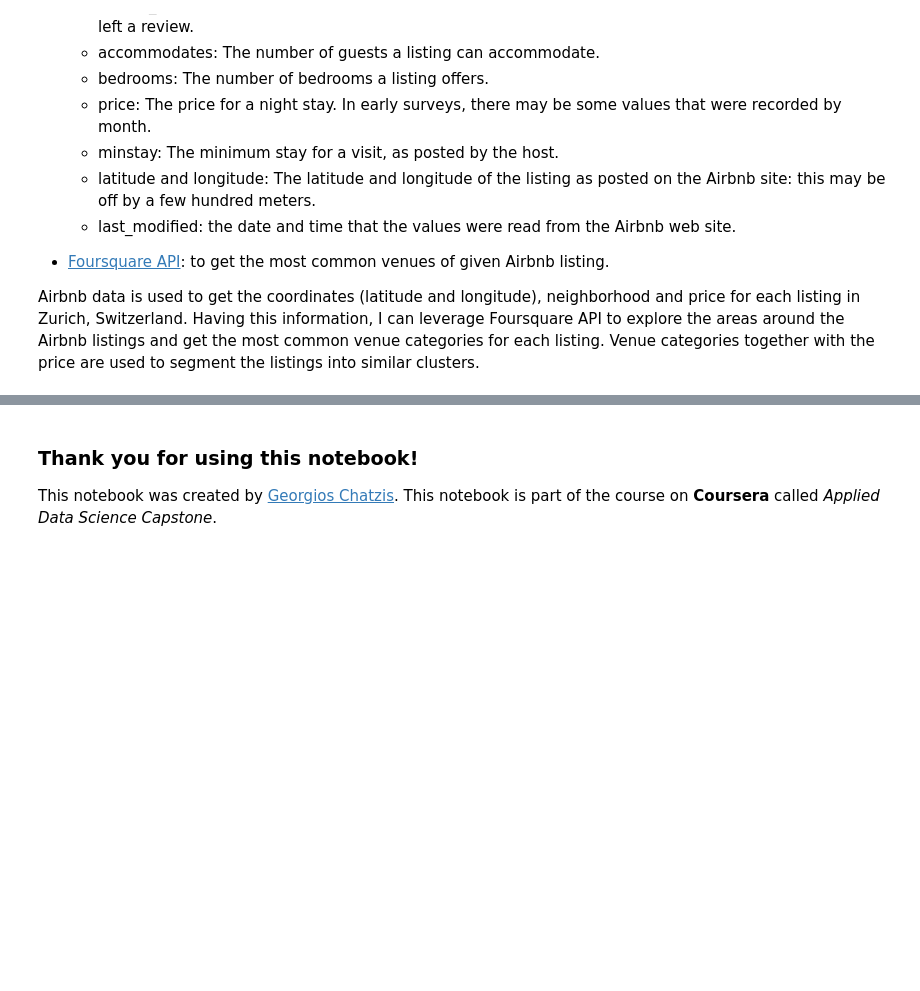
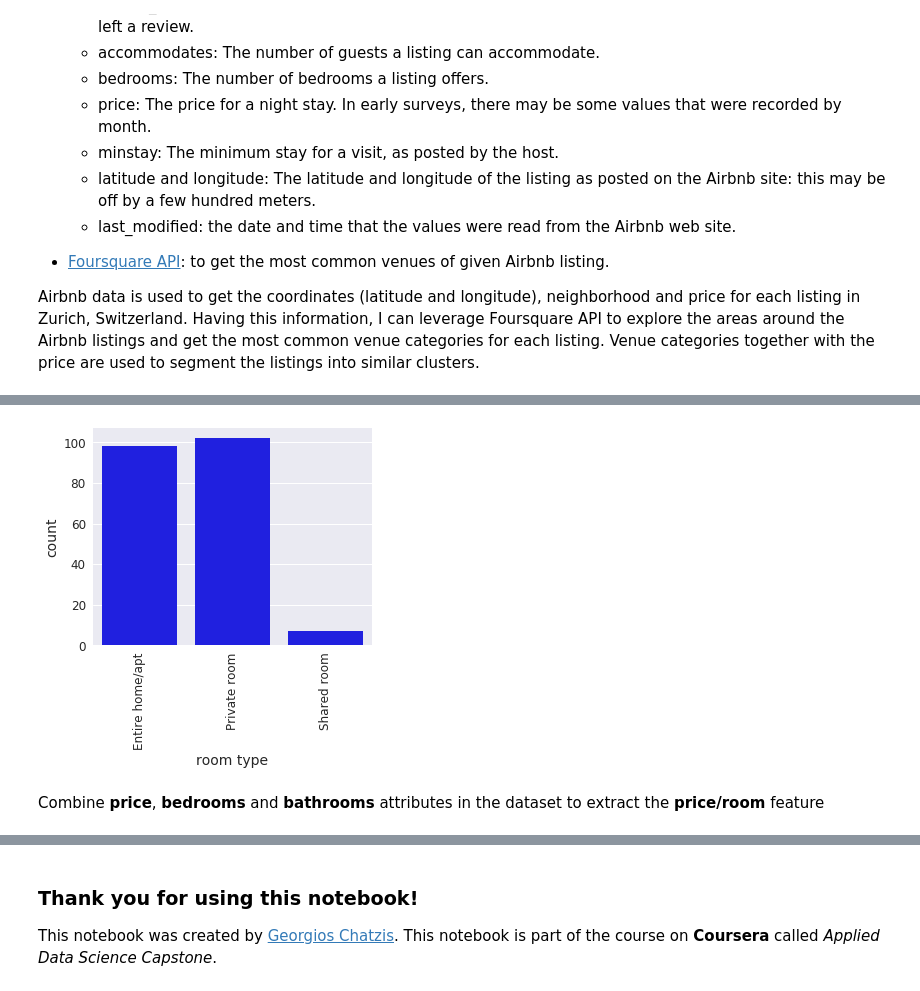
Before and after one commit to georchat/airbnb-listings-recommender, a Jupyter notebook: DP0701EN-Capstone-Project.ipynb, the cells around one changed output, grey strips where cells are left out. Drawn from its saved outputs; the diff is of its cells as text; code cells hidden in the pictures; blank space fills up the shorter version.

```diff
--- a/DP0701EN-Capstone-Project.ipynb
+++ b/DP0701EN-Capstone-Project.ipynb
@@ -40,0 +289,10 @@ Airbnb data is used to get the coordinates (latitude and longitude), neighborhoo
+# %%
+plt.figure(figsize=(5, 4))
+sns.countplot(x="room_type", data=zurich_data, color='b')
+plt.xticks(rotation=90)
+plt.xlabel('room type')
+plt.show()
+# %% [output]
+[figure, added]
+# %% [markdown]
+Combine **price**, **bedrooms** and **bathrooms** attributes in the dataset to extract the **price/room** feature
```
Also changed, not shown: parts of 114 cells of this notebook.
